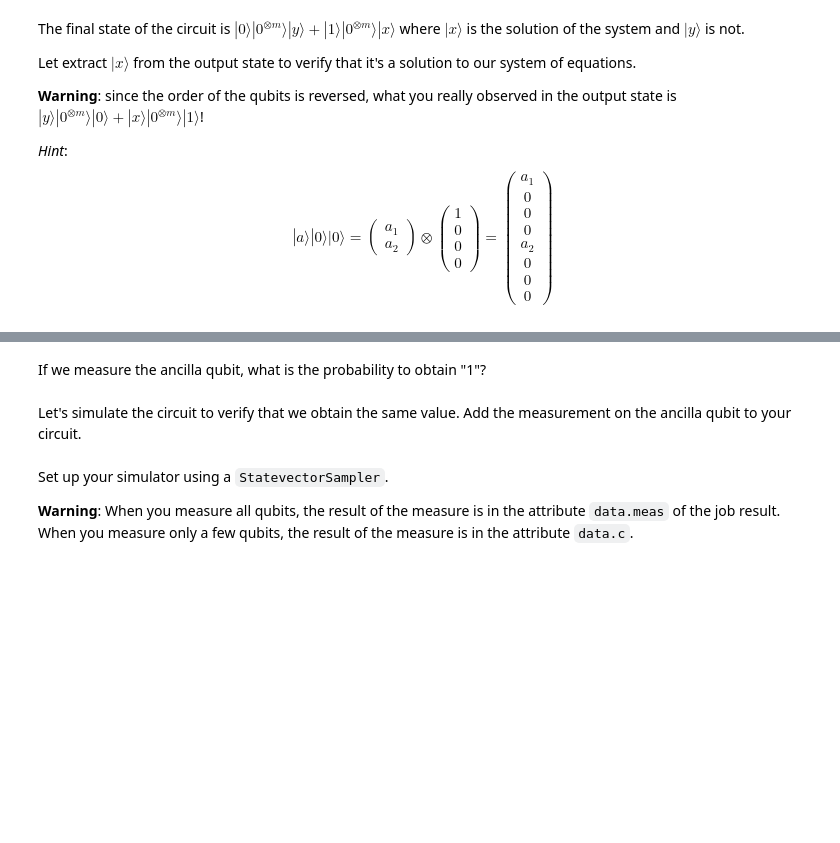
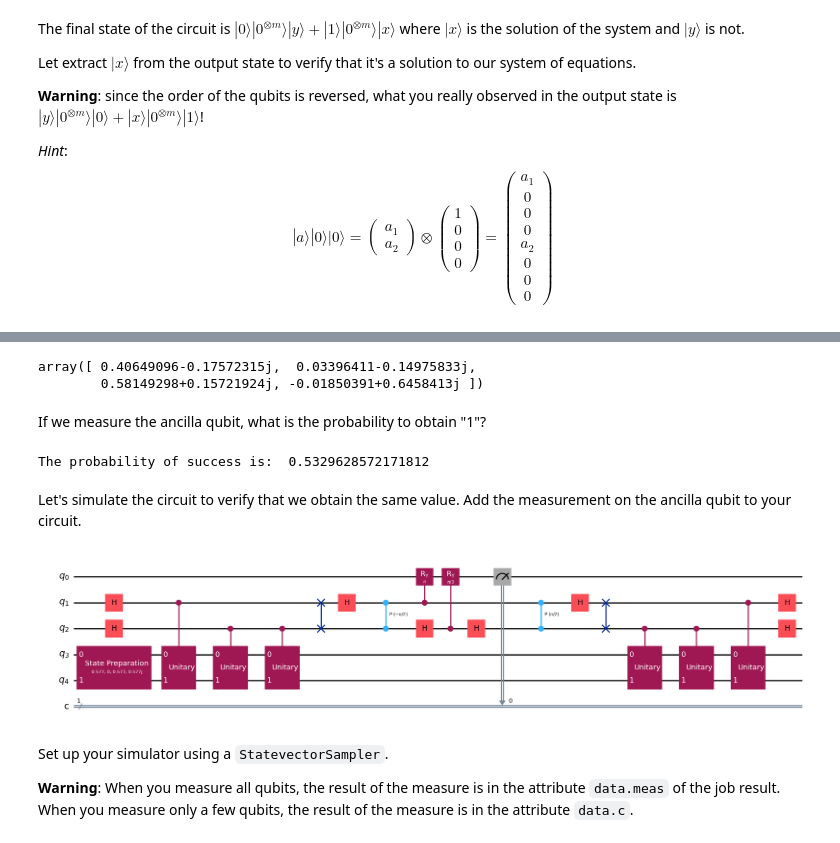
Before and after one commit to Gopal-Dahale/Intro_to_HHL, a Jupyter notebook: com-308-project_empty.ipynb, the cells around one changed output, grey strips where cells are left out. Drawn from its saved outputs; the diff is of its cells as text; code cells hidden in the pictures; blank space fills up the shorter version.

```diff
--- a/com-308-project_empty.ipynb
+++ b/com-308-project_empty.ipynb
@@ -282,7 +318,9 @@ def R(m):
     where R_y^i is a controlled rotation gate.
     """
     qc = QuantumCircuit(m + 1, name="R")
-    ...
+    for i in range(m):
+        theta = 2 * np.arcsin(1/(2**i))
+        qc.cry(theta, i+1, 0)
     return qc
 # %%
 qc_R = QuantumCircuit(4)
@@ -303,6 +345,18 @@ display(output.draw('latex'))
 We are ready to implement the complete circuit.
 
 Complete the next cell with the HHL circuit **without** the last measurement.
+# %%
+def inv_QPE(A, n, m):
+    """
+    Returns a quantum circuit that implements the Quantum Phase Estimation algorithm
+    A is a 2^n x 2^n matrix, and m is the number of memory qubits.
+    """
+    qc = QuantumCircuit(n + m)
+    qc.compose(QFT(m), range(m), inplace=True)
+    qc.compose(inverse_controlled_Us(A, n, m), range(m + n), inplace=True)
+    qc.compose(Hadamard_layer(m), range(m), inplace=True)
+
+    return qc
 # %%
 def hhl_circuit(A, b, n, m):
     """
@@ -312,7 +366,11 @@ def hhl_circuit(A, b, n, m):
     """
 
     qc = QuantumCircuit(1+ n + m, name="Complete circuit")
-    ...
+    qc.prepare_state(b, range(1 + m, 1+ n+m))
+    qc.compose(QPE(A, n, m), range(1, n+m+1), inplace=True)
+    qc.compose(R(m), range(m+1), inplace=True)
+    qc.compose(inv_QPE(A, n, m), range(1, n+m+1), inplace=True)
+
     return qc
 # %% [markdown]
 Let's test it with a random $A$. If you need to debug your code, you might prefer reusing the previous diagonal $A$.
@@ -353,9 +422,16 @@ print("The output state is the expected solution:", x.equiv(expected_solution))
+# %%
+expected_solution
+# %% [output]
+array([ 0.40649096-0.17572315j,  0.03396411-0.14975833j,
+        0.58149298+0.15721924j, -0.01850391+0.6458413j ])
 # %% [markdown]
 If we measure the ancilla qubit, what is the probability to obtain "1"?
 # %%
-p = ...
+p = np.linalg.norm(output_state[indices])**2
 
 print("The probability of success is: ", p)
+# %% [output]
+The probability of success is:  0.5329628572171812
 # %% [markdown]
 Let's simulate the circuit to verify that we obtain the same value.
 Add the measurement on the ancilla qubit to your circuit.
@@ -365,3 +438,10 @@ circuit_with_measurements = QuantumCircuit( n + m + 1, 1)
+# %%
+circuit_with_measurements = QuantumCircuit( n + m + 1, 1)
+circuit_with_measurements.compose(final_circuit, range(1 + n + m), inplace=True)
+circuit_with_measurements.measure(0,0)
+circuit_with_measurements.draw('mpl', fold=-1)
+# %% [output]
+[figure, added]
 # %% [markdown]
 Set up your simulator using a `StatevectorSampler`.
 
```
Also changed, not shown: parts of 15 cells of this notebook.
